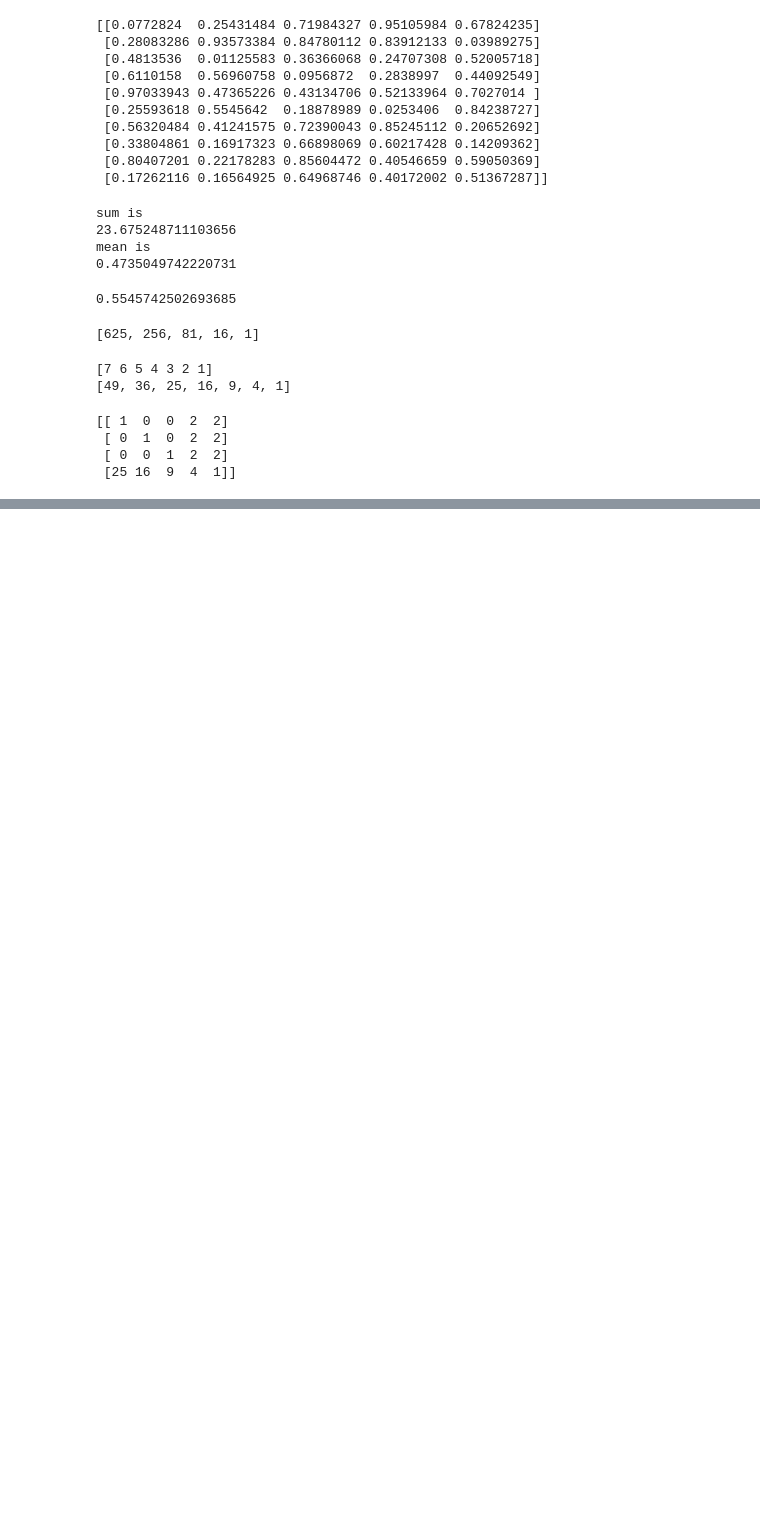
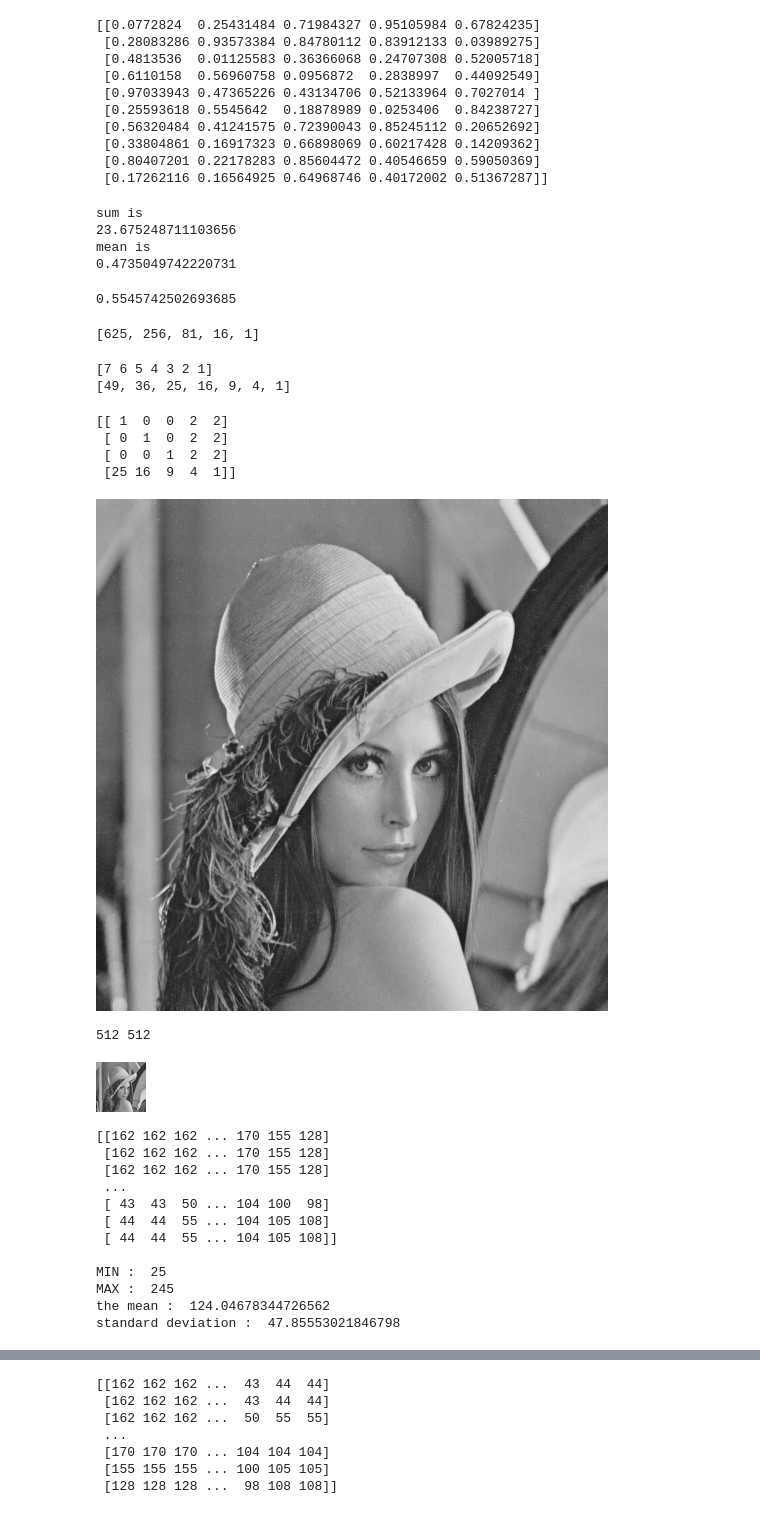
Before and after one commit to redwanulhaider13/numericals, a Jupyter notebook: Assignment.ipynb, the cells around one changed output, grey strips where cells are left out. Drawn from its saved outputs; the diff is of its cells as text; code cells hidden in the pictures; blank space fills up the shorter version.

```diff
--- a/Assignment.ipynb
+++ b/Assignment.ipynb
@@ -63,0 +90,51 @@ print(b)
+# %%
+#Problem 08
+from PIL import Image
+from numpy import asarray
+from IPython.display import display
+img = Image.open('Lenna_(test_image).png')
+display(img)
+print()
+width, height = img.size
+print(width, height)
+
+print()
+Img = img.resize((50, 50))
+display(Img)
+print()
+data = np.array(img)
+print(data)
+print()
+smallest = data.min(axis=0).min(axis=0)
+biggest = data.max(axis=0).max(axis=0)
+print("MIN : ",smallest)
+print("MAX : ",biggest)
+print("the mean : ",np.mean(data))
+print("standard deviation : ",np.std(data))
+print()
+
+
+
+gray_img = img.convert(mode='L')
+display(gray_img)
+gray_img.save('Lenna_(test_image).png')
+
+print()
+c = np.column_stack(data)
+print(c)
+# %% [output]
+[figure, added]
+512 512
+[figure, added]
+[[162 162 162 ... 170 155 128]
+ [162 162 162 ... 170 155 128]
+ [162 162 162 ... 170 155 128]
+ ...
+ [ 43  43  50 ... 104 100  98]
+ [ 44  44  55 ... 104 105 108]
+ [ 44  44  55 ... 104 105 108]]
+
+MIN :  25
+MAX :  245
+the mean :  124.04678344726562
+standard deviation :  47.85553021846798
@@ -63,0 +142,7 @@ print(b)
+[[162 162 162 ...  43  44  44]
+ [162 162 162 ...  43  44  44]
+ [162 162 162 ...  50  55  55]
+ ...
+ [170 170 170 ... 104 104 104]
+ [155 155 155 ... 100 105 105]
+ [128 128 128 ...  98 108 108]]
```
Also changed, not shown: parts of 9 cells of this notebook.
